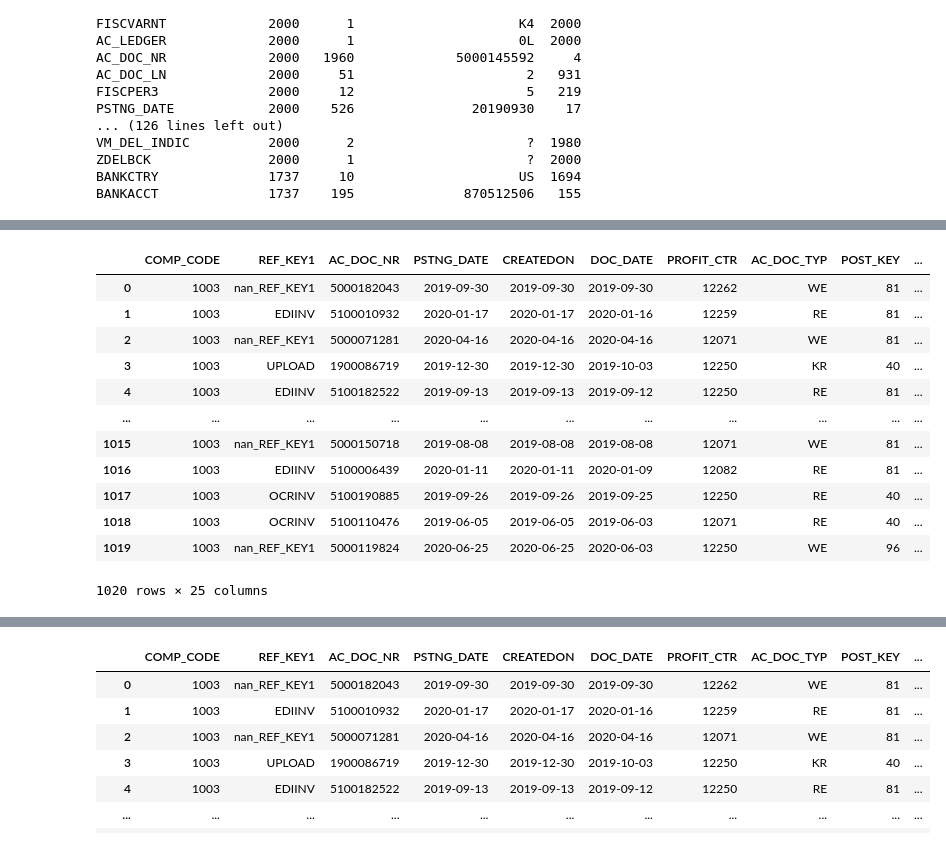
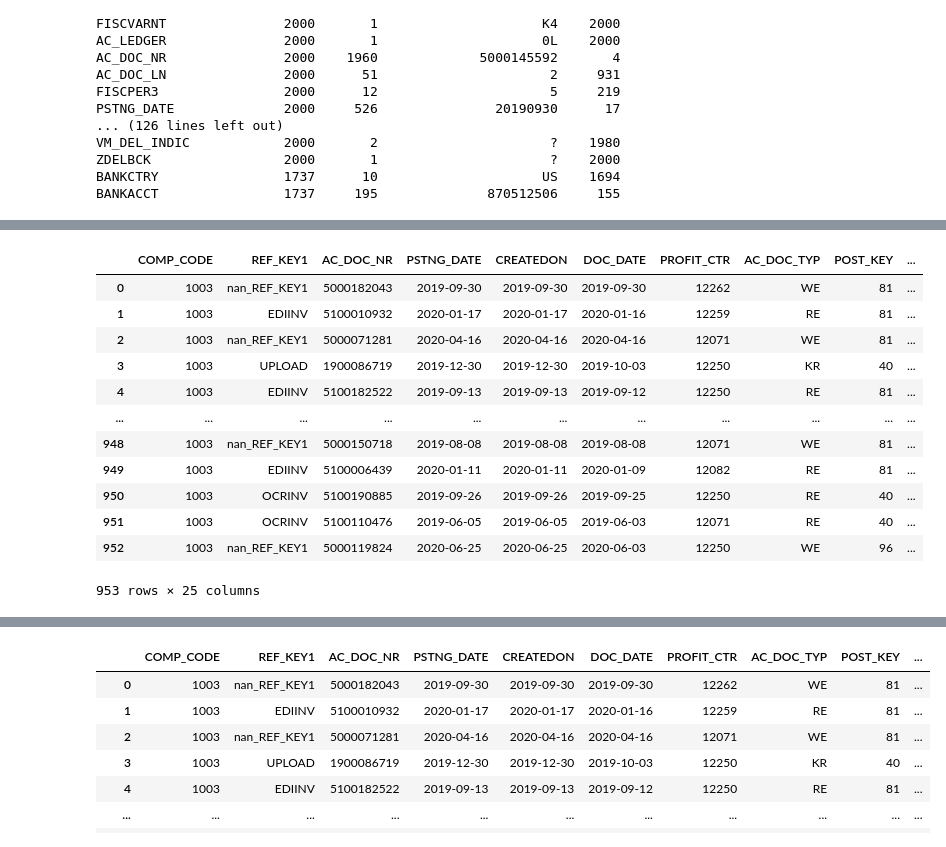
Before and after one commit to dylan1218/ClassificationProject, a Jupyter notebook: ModelsDL_unsup.ipynb, the cells around one changed output, grey strips where cells are left out. Cells and saved outputs as stored; diff of their text form; code cells hidden in the pictures.

```diff
--- a/ModelsDL_unsup.ipynb
+++ b/ModelsDL_unsup.ipynb
@@ -100,7 +100,7 @@ df['ACCNT_GRPV'] = df['ACCNT_GRPV'].astype('object')
 
 
 #Filter data for relavent rows
-df = df[ (df.POST_KEY == 40) | (df.POST_KEY == 81) | (df.POST_KEY == 96) & (df.GL_ACCOUNT > 40000000)]
+df = df[ ((df.POST_KEY == 40) | (df.POST_KEY == 81) | (df.POST_KEY == 96)) & (df.GL_ACCOUNT > 40000000) & (df.CREDITOR != 'HRREIMB')]
 #Note: >4xxx represents income statement accounts
 #Note: To remove interco accounts which is based on the creditor field, and it's 3rd party if it starts with a number.
 
@@ -151,38 +136,46 @@ df['CUSTOMER'] = df['CUSTOMER'].replace(np.nan, "nan_CUSTOMER") #Probablly don't
 df['MATL_GROUP'] = df['MATL_GROUP'].replace(np.nan, "nan_MATL_GROUP")
 df['ACCNT_GRPV'] = df['ACCNT_GRPV'].replace(np.nan,"nan_ACCNT_GRPV")
 
+#Maps all inventory records as inventory in order to group feature considerations as inventory vs. non-inventory
+df.loc[df.MATL_GROUP != "nan_MATL_GROUP", 'MATL_GROUP'] = "Inventory"
+
+
 #Maps each record as either a system or user generated record. Note dialog and not dialog (non-human) is how SAP identifies it
 df.loc[df.BIC_ZUSERNAM != "AUTOSYS", 'BIC_ZUSERNAM_BINARY'] = "USER"
 df.loc[df.BIC_ZUSERNAM == "AUTOSYS", 'BIC_ZUSERNAM_BINARY'] = "SYSTEM" #USR02 table will help identify whether or not an account is diaglog
 df.loc[df.DOC_DATE == np.nan, 'DOC_DATE'] = df['PSTNG_DATE'] # if the doc date is blank then that could be a relvaent feature in and of itself. Technically should always been.
 
 #Counts # of historical transacations a vendor has had in provided dataset
 vendorCount = df[['CREDITOR', 'AC_DOC_NR']].groupby(by=['CREDITOR']).count().rename(columns={'AC_DOC_NR':'TransCount'})
 df = df.merge(vendorCount, how='left', right_on='CREDITOR',left_on='CREDITOR')
 
-#Regex search of defined HCP "trigger" words
-df['TriggerWord'] = df['BIC_ZUSERNAM'].str.contains('HOSP|MEDIC|HEALTH|POLY|FARMA|PHARMA|DENT|CLINIC|NUTRI|PEDIA|DRUG|LAB|NEURO|DR|NURSE|PHYSICIAN', case=False).replace(True, 1)
 
 #Need to map vendors to whether or not the vendor has had an HCP transacation before
 #Need to map customers to a group type
 #Need to map G/L accounts to whether or not it is a common HCP G/L
 
 
 #Consolidated feature of various text fields separated by space for future vectorization features.
 df['textappend'] = df['NAME'].astype(str) +" "+ df['POSTXT'].astype(str) +" "+ df["ZBKTXT"].astype(str)
 
+#Regex search of defined HCP "trigger" words
+df['TriggerWord'] = df['textappend'].str.contains('HOSP|MEDIC|HEALTH|POLY|FARMA|PHARMA|DENT|CLINIC|NUTRI|PEDIA|DRUG|LAB|NEURO|DR|NURSE|PHYSICIAN', case=False)
+
+df['TriggerWord'] = df['TriggerWord'].replace(True, 1)
+df['TriggerWord'] = df['TriggerWord'].replace(False, 0)
+
 df
 # %% [output]
 |  | COMP_CODE | REF_KEY1 | AC_DOC_NR | PSTNG_DATE | CREATEDON | DOC_DATE | PROFIT_CTR | AC_DOC_TYP | POST_KEY | ... |
 | 0 | 1003 | nan_REF_KEY1 | 5000182043 | 2019-09-30 | 2019-09-30 | 2019-09-30 | 12262 | WE | 81 | ... |
 | 1 | 1003 | EDIINV | 5100010932 | 2020-01-17 | 2020-01-17 | 2020-01-16 | 12259 | RE | 81 | ... |
 | 2 | 1003 | nan_REF_KEY1 | 5000071281 | 2020-04-16 | 2020-04-16 | 2020-04-16 | 12071 | WE | 81 | ... |
 | 3 | 1003 | UPLOAD | 1900086719 | 2019-12-30 | 2019-12-30 | 2019-10-03 | 12250 | KR | 40 | ... |
 | 4 | 1003 | EDIINV | 5100182522 | 2019-09-13 | 2019-09-13 | 2019-09-12 | 12250 | RE | 81 | ... |
 | ... | ... | ... | ... | ... | ... | ... | ... | ... | ... | ... |
-| 1015 | 1003 | nan_REF_KEY1 | 5000150718 | 2019-08-08 | 2019-08-08 | 2019-08-08 | 12071 | WE | 81 | ... |
-| 1016 | 1003 | EDIINV | 5100006439 | 2020-01-11 | 2020-01-11 | 2020-01-09 | 12082 | RE | 81 | ... |
-| 1017 | 1003 | OCRINV | 5100190885 | 2019-09-26 | 2019-09-26 | 2019-09-25 | 12250 | RE | 40 | ... |
-| 1018 | 1003 | OCRINV | 5100110476 | 2019-06-05 | 2019-06-05 | 2019-06-03 | 12071 | RE | 40 | ... |
-| 1019 | 1003 | nan_REF_KEY1 | 5000119824 | 2020-06-25 | 2020-06-25 | 2020-06-03 | 12250 | WE | 96 | ... |
+| 948 | 1003 | nan_REF_KEY1 | 5000150718 | 2019-08-08 | 2019-08-08 | 2019-08-08 | 12071 | WE | 81 | ... |
+| 949 | 1003 | EDIINV | 5100006439 | 2020-01-11 | 2020-01-11 | 2020-01-09 | 12082 | RE | 81 | ... |
+| 950 | 1003 | OCRINV | 5100190885 | 2019-09-26 | 2019-09-26 | 2019-09-25 | 12250 | RE | 40 | ... |
+| 951 | 1003 | OCRINV | 5100110476 | 2019-06-05 | 2019-06-05 | 2019-06-03 | 12071 | RE | 40 | ... |
+| 952 | 1003 | nan_REF_KEY1 | 5000119824 | 2020-06-25 | 2020-06-25 | 2020-06-03 | 12250 | WE | 96 | ... |
-1020 rows × 25 columns
+953 rows × 25 columns
```
Also changed, not shown: parts of 14 cells of this notebook, 1 other file.
